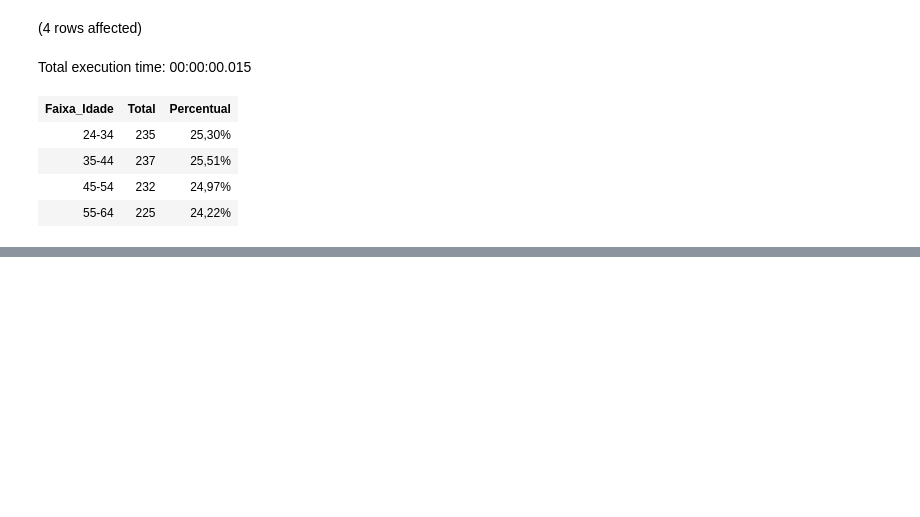
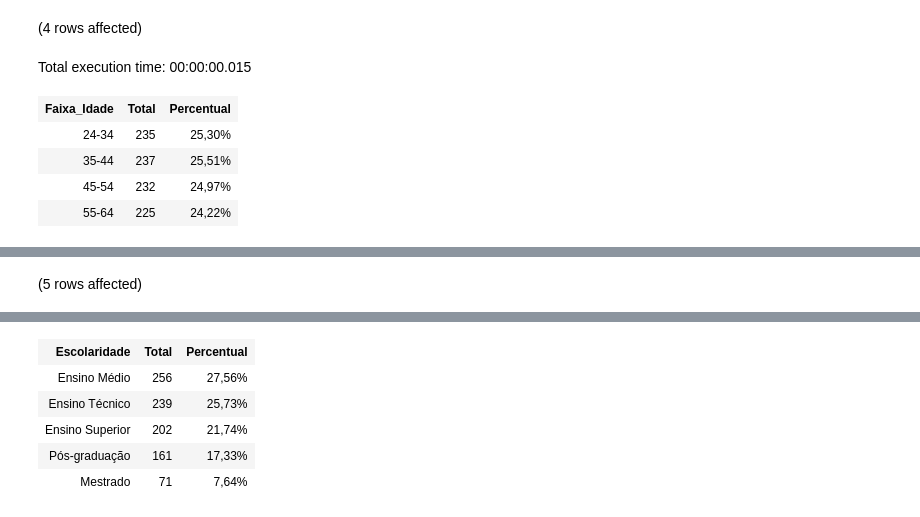
Before and after one commit to AlbertoFAraujo/SQL_People_analytics, a Jupyter notebook: people_analytics_EDA.ipynb, the cells around one changed output, grey strips where cells are left out. Cells and saved outputs as stored; diff of their text form; code cells hidden in the pictures; blank space fills up the shorter version.

```diff
--- a/people_analytics_EDA.ipynb
+++ b/people_analytics_EDA.ipynb
@@ -106,0 +126,11 @@ Total execution time: 00:00:00.015
+# %%
+-- Distribuição de funcionários por Escolaridade
+SELECT
+    Escolaridade,
+    COUNT(*) AS Total,
+    FORMAT(1.0 * COUNT(*)/SUM(COUNT(*))OVER(), '0.00%') AS Percentual
+FROM baseRH_ativos
+GROUP BY Escolaridade
+ORDER BY Total DESC
+# %% [output]
+(5 rows affected)
@@ -106,0 +138,6 @@ Total execution time: 00:00:00.015
+| Escolaridade | Total | Percentual |
+| Ensino Médio | 256 | 27,56% |
+| Ensino Técnico | 239 | 25,73% |
+| Ensino Superior | 202 | 21,74% |
+| Pós-graduação | 161 | 17,33% |
+| Mestrado | 71 | 7,64% |
```
Also changed, not shown: parts of 6 cells of this notebook.
